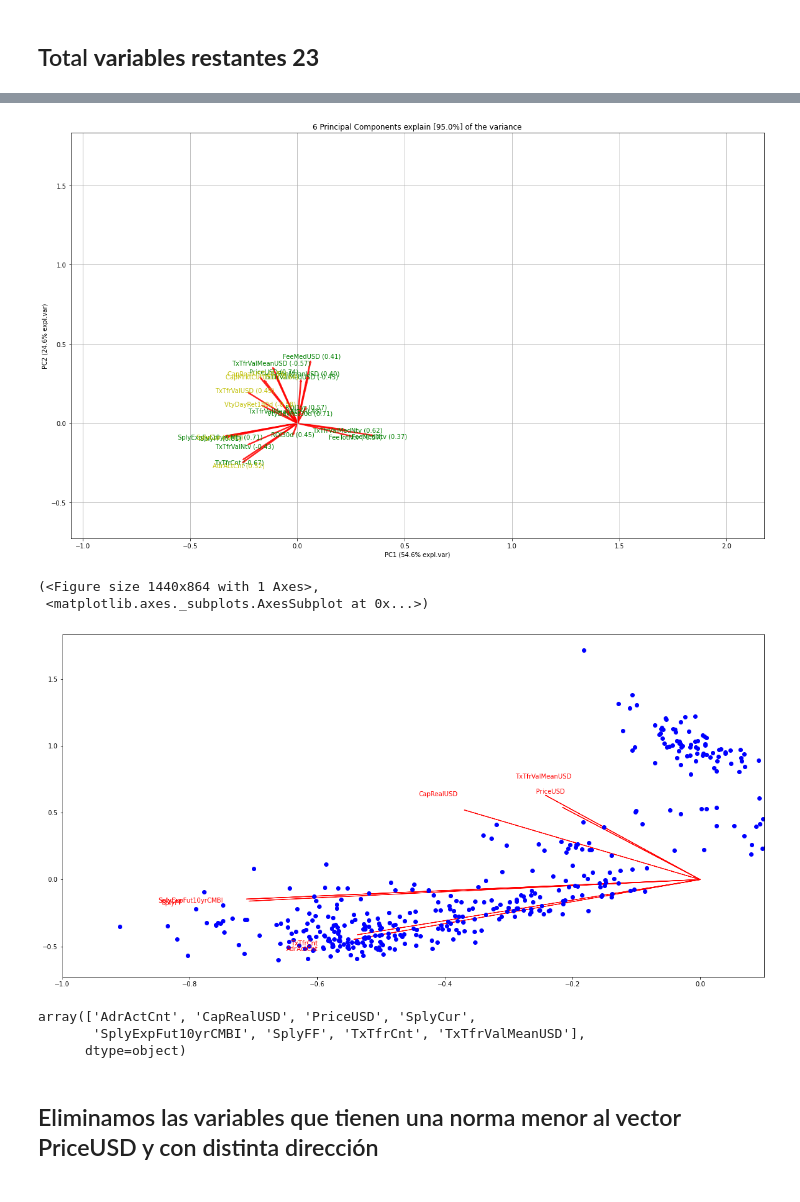
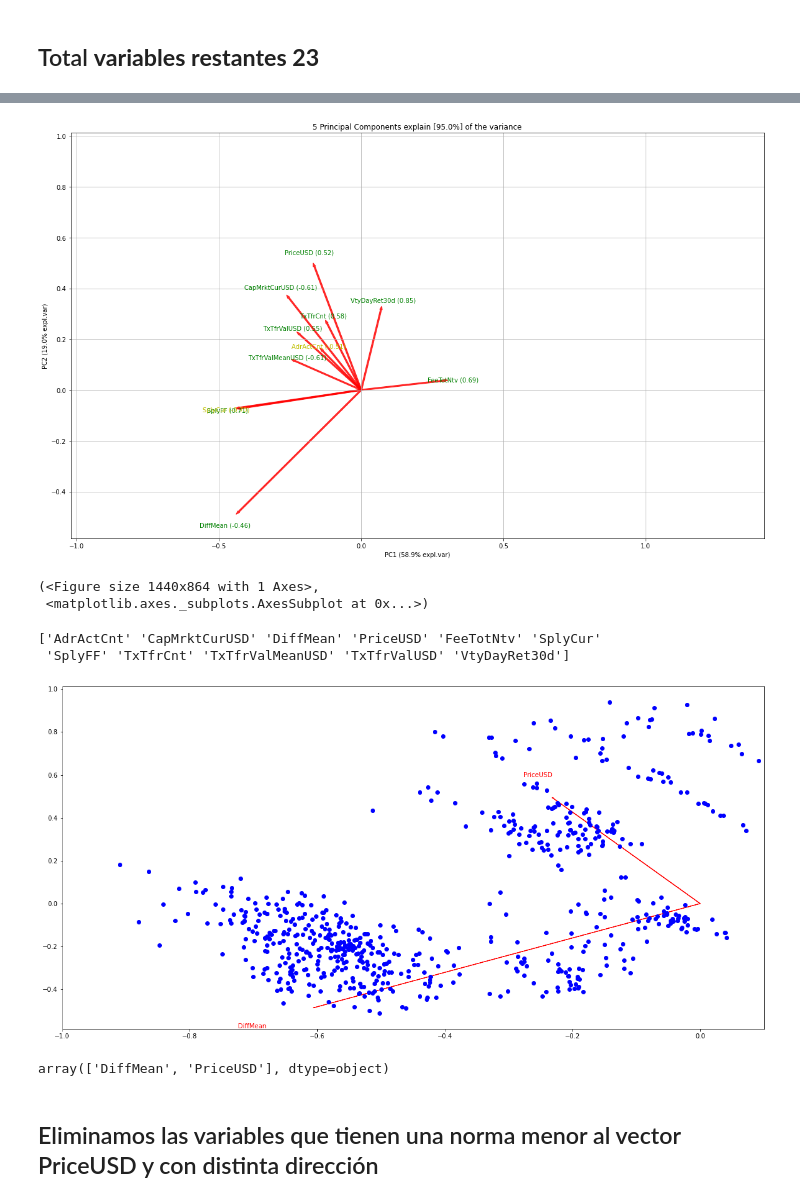
Before and after one commit to Carlos-Carballo/Bitmoney, a Jupyter notebook: coin_metrics_drc.ipynb, the cells around one changed output, grey strips where cells are left out. Cells and saved outputs as stored; diff of their text form; code cells hidden in the pictures.

```diff
--- a/coin_metrics_drc.ipynb
+++ b/coin_metrics_drc.ipynb
@@ -17,11 +17,14 @@ cm = coinmetrics.Community()
 moneda = 'dcr'
 available_data_types = cm.get_available_data_types_for_asset(moneda)
 
-metrica = "AdrActCnt,BlkCnt,BlkSizeByte,BlkSizeMeanByte,CapRealUSD,CapMrktCurUSD,DiffMean,FeeMeanNtv,\
-FeeMeanUSD,FeeMedNtv,FeeMedUSD,FeeTotNtv,FeeTotUSD,\
-NVTAdj,NVTAdj90,PriceBTC,PriceUSD,ROI1yr,ROI30d,SplyCur,SplyExpFut10yrCMBI,SplyFF,TxCnt,TxTfrCnt,TxTfrValAdjNtv,\
-TxTfrValAdjUSD,TxTfrValMeanNtv,TxTfrValMeanUSD,TxTfrValMedNtv,TxTfrValMedUSD,TxTfrValNtv,TxTfrValUSD,VtyDayRet180d,\
-VtyDayRet30d,VtyDayRet60d"
+#metrica = "AdrActCnt,BlkCnt,BlkSizeByte,BlkSizeMeanByte,CapRealUSD,CapMrktCurUSD,DiffMean,FeeMeanNtv,\
+#FeeMeanUSD,FeeMedNtv,FeeMedUSD,FeeTotNtv,FeeTotUSD,\
+#NVTAdj,NVTAdj90,PriceBTC,PriceUSD,ROI1yr,ROI30d,SplyCur,SplyExpFut10yrCMBI,SplyFF,TxCnt,TxTfrCnt,TxTfrValAdjNtv,\
+#TxTfrValAdjUSD,TxTfrValMeanNtv,TxTfrValMeanUSD,TxTfrValMedNtv,TxTfrValMedUSD,TxTfrValNtv,TxTfrValUSD,VtyDayRet180d,\
+#VtyDayRet30d,VtyDayRet60d"
+
+metrica = "AdrActCnt,CapMrktCurUSD,DiffMean,PriceUSD,\
+FeeTotNtv,SplyCur,SplyFF,TxTfrCnt,TxTfrValMeanUSD,TxTfrValUSD,VtyDayRet30d"
 
 begin_timestamp = "2009-01-01"
 end_timestamp = '2020-11-28'
@@ -110,11 +115,11 @@ df_regresion_wo = df_wo.drop(['BlkSizeByte', 'BlkCnt','BlkSizeMeanByte','DiffMea
 # %%
-#x = df_wo.values
-x = df_regresion_wo.values
+x = df_wo.values
+#x = df_regresion_wo.values
 min_max_scaler = preprocessing.MinMaxScaler()
 x_scaled = min_max_scaler.fit_transform(x)
 df = pd.DataFrame(x_scaled)
-#df.columns = df_wo.columns
-df.columns = df_regresion_wo.columns
+df.columns = df_wo.columns
+#df.columns = df_regresion_wo.columns
 # %%
 model = pca()
 # Fit transform
@@ -164,46 +166,46 @@ model.biplot(legend=False, SPE=True, hotellingt2=True, label = False)
 # %%
 model.biplot(cmap=None, label=False, legend=False,figsize=(20,12),visible=True)
 # %% [output]
-[figure, old version]
+[figure, new version]
 (<Figure size 1440x864 with 1 Axes>,
  <matplotlib.axes._subplots.AxesSubplot at 0x...>)
 # %%
 from sklearn.decomposition import PCA
 
 n = len(df.columns)
 
 pca = PCA(n_components = n)
 pca.fit(df)
 xvector = pca.components_[0]
 yvector = pca.components_[1]
 xs = pca.transform(df)[:,0]
 ys = pca.transform(df)[:,1]
 
-#print(df.columns.values[7]) #vector priceUSD
+#print(df.columns.values) #vector priceUSD
 #print(xvector[14])
 plt.xlim(-1,0.1)
-lim = np.sqrt(xvector[7]**2 + yvector[7]**2)
+lim = np.sqrt(xvector[3]**2 + yvector[3]**2)
 feat = []
 
 for i in range(len(xvector)):
-    if(np.sqrt(xvector[i]**2 + yvector[i]**2) >= lim and np.sign(xvector[i]) == np.sign(xvector[7])):
+    if(np.sqrt(xvector[i]**2 + yvector[i]**2) >= lim and np.sign(xvector[i]) == np.sign(xvector[3])):
         plt.arrow(0, 0, xvector[i]*max(xs), yvector[i]*max(ys),
                   color='r', width=0.0005, head_width=0.0025)
         plt.text(xvector[i]*max(xs)*1.2, yvector[i]*max(ys)*1.2,
                  list(df.columns.values)[i], color='r')
         feat.append(i)
 
 for i in range(len(xs)):
     plt.plot(xs[i], ys[i], 'bo')
     #plt.text(xs[i]*1.2, ys[i]*1.2, list(df.index)[i], color='b')
 
 plt.show()
 df.columns.values[feat]
 # %% [output]
+['AdrActCnt' 'CapMrktCurUSD' 'DiffMean' 'PriceUSD' 'FeeTotNtv' 'SplyCur'
+ 'SplyFF' 'TxTfrCnt' 'TxTfrValMeanUSD' 'TxTfrValUSD' 'VtyDayRet30d']
-[figure, old version]
+[figure, new version]
-array(['AdrActCnt', 'CapRealUSD', 'PriceUSD', 'SplyCur',
-       'SplyExpFut10yrCMBI', 'SplyFF', 'TxTfrCnt', 'TxTfrValMeanUSD'],
-      dtype=object)
+array(['DiffMean', 'PriceUSD'], dtype=object)
 # %% [markdown]
 ## Eliminamos las variables que tienen una norma menor al vector PriceUSD y con distinta dirección
 # %% [markdown]
```
Also changed, not shown: parts of 13 cells of this notebook, 9 other files.
